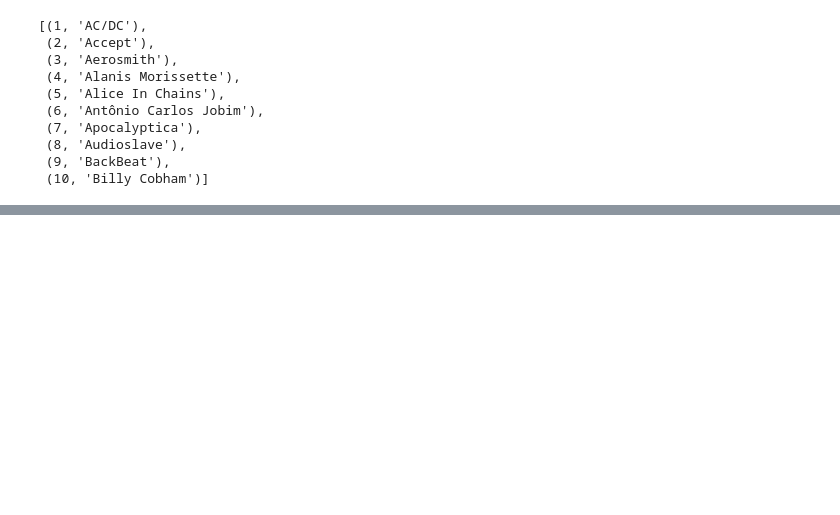
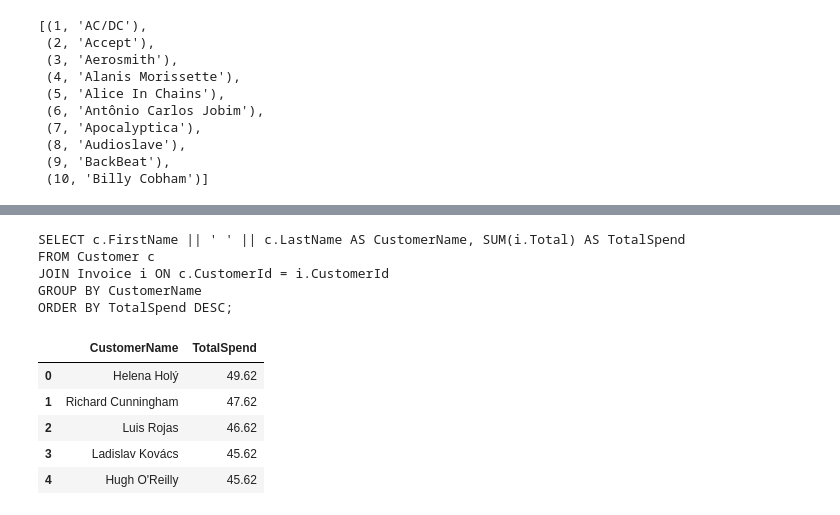
Before and after one commit to lokeshsubramany/DataChat, a Jupyter notebook: SQL_with_LLM/SQL_with_LLM.ipynb, the cells around one changed output, grey strips where cells are left out. Drawn from its saved outputs; the diff is of its cells as text; code cells hidden in the pictures; blank space fills up the shorter version.

```diff
--- a/SQL_with_LLM/SQL_with_LLM.ipynb
+++ b/SQL_with_LLM/SQL_with_LLM.ipynb
@@ -55,6 +55,8 @@ import datetime
 
 load_dotenv()
 client = OpenAI()
+# %%
+user_query = "Create a bar plot of the total spend per user. Use vertical labels for the x axis"
 # %%
 schema_template = "Here is the schema of a database. "+text\
     +"\n Write a SQL query to answer the following question. Provide only the SQL and nothing else\n"
@@ -63,0 +95,19 @@ user_request = schema_template+user_query
+# %%
+result = llm_request(user_request)
+my_SQL = result[7:-3]
+print(my_SQL)
+
+df = pd.read_sql(my_SQL,conn)
+df.head()
+# %% [output]
+SELECT c.FirstName || ' ' || c.LastName AS CustomerName, SUM(i.Total) AS TotalSpend
+FROM Customer c
+JOIN Invoice i ON c.CustomerId = i.CustomerId
+GROUP BY CustomerName
+ORDER BY TotalSpend DESC;
+|  | CustomerName | TotalSpend |
+| 0 | Helena Holý | 49.62 |
+| 1 | Richard Cunningham | 47.62 |
+| 2 | Luis Rojas | 46.62 |
+| 3 | Ladislav Kovács | 45.62 |
+| 4 | Hugh O'Reilly | 45.62 |
```
Also changed, not shown: parts of 18 cells of this notebook, 5 other files.
